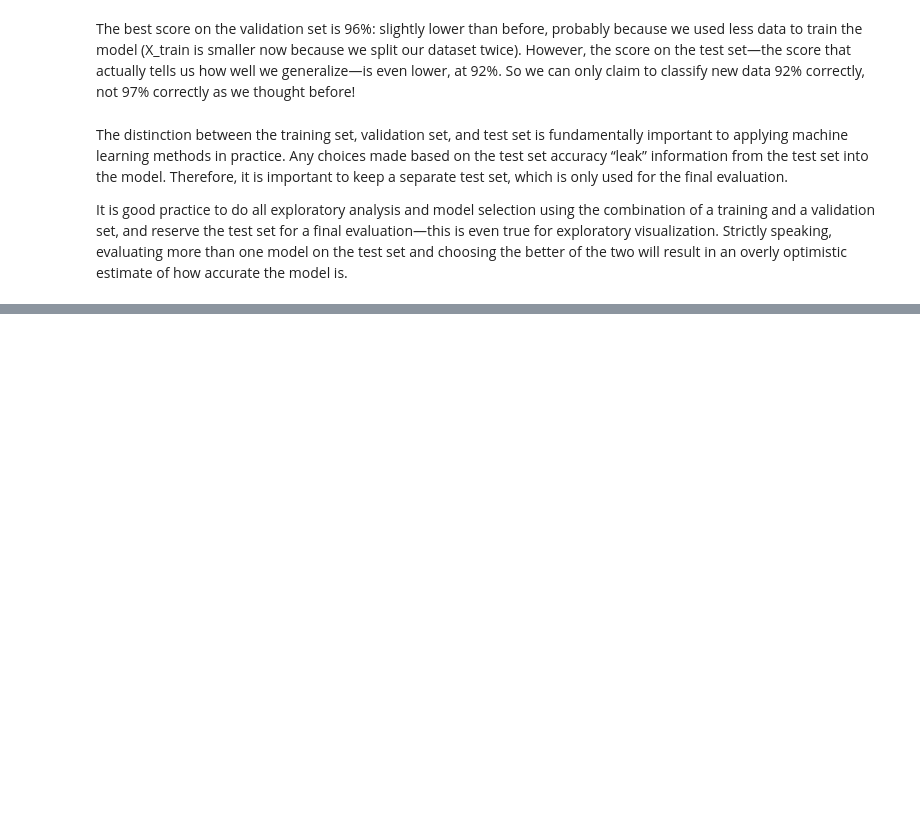
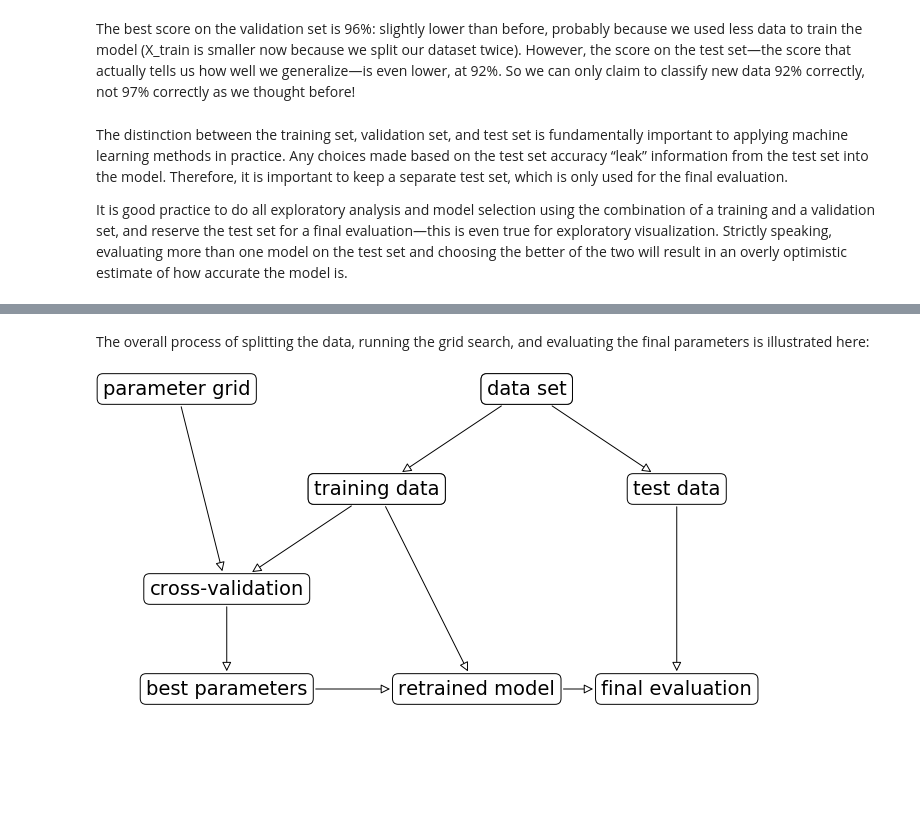
Before and after one commit to carlhinderer/python-ml-intro, a Jupyter notebook: notebooks/05_model_evaluation/b_grid_search.ipynb, the cells around one changed output, grey strips where cells are left out. Saved outputs shown, nothing was run; the diff lists cells and outputs as text; code cells hidden in the pictures; blank space fills up the shorter version.

```diff
--- a/notebooks/05_model_evaluation/b_grid_search.ipynb
+++ b/notebooks/05_model_evaluation/b_grid_search.ipynb
@@ -158,0 +203,6 @@ It is good practice to do all exploratory analysis and model selection using the
+# %% [markdown]
+The overall process of splitting the data, running the grid search, and evaluating the final parameters is illustrated here:
+# %%
+mglearn.plots.plot_grid_search_overview()
+# %% [output]
+[figure, added]
```
Also changed, not shown: parts of 7 cells of this notebook.
